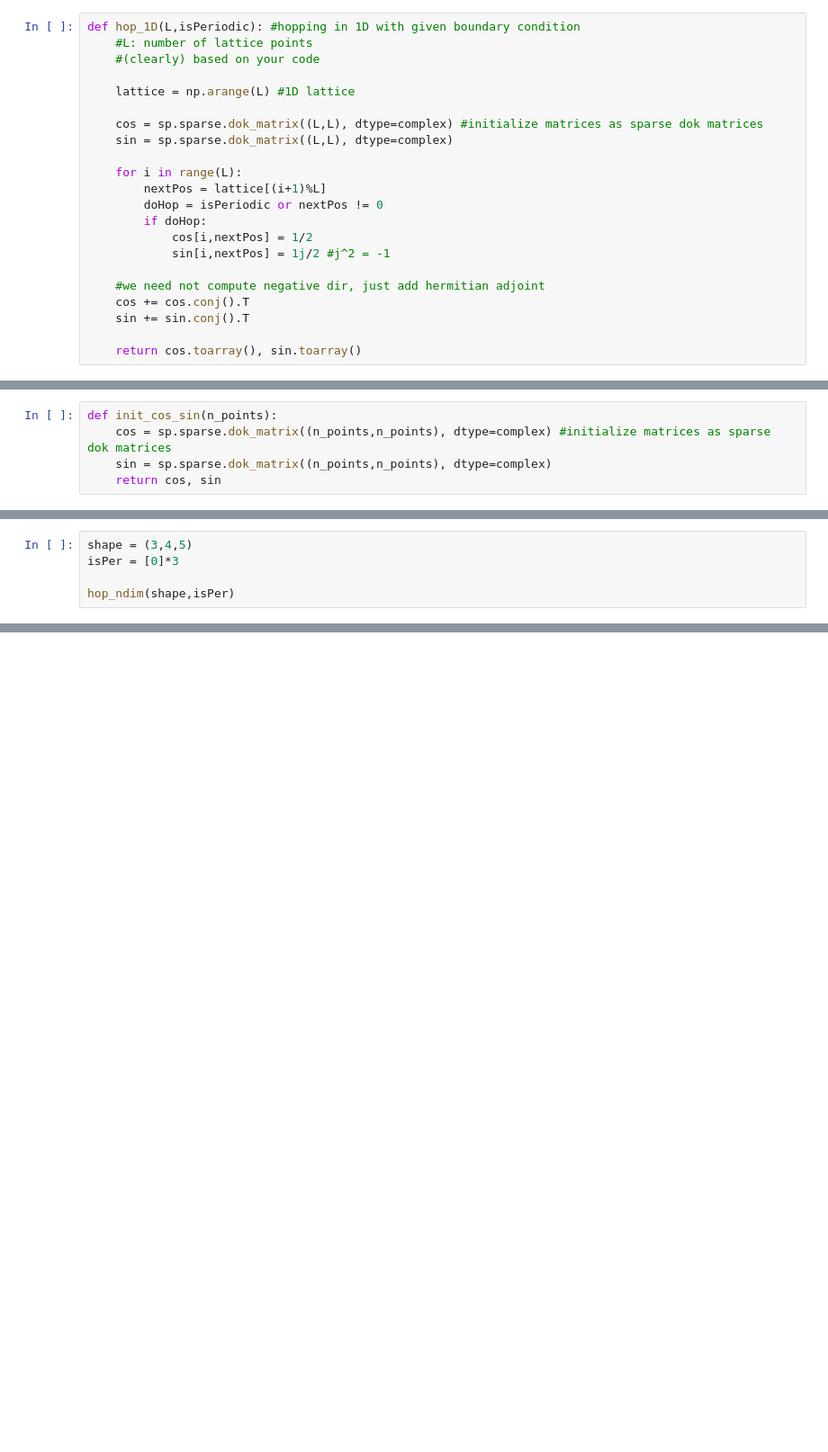
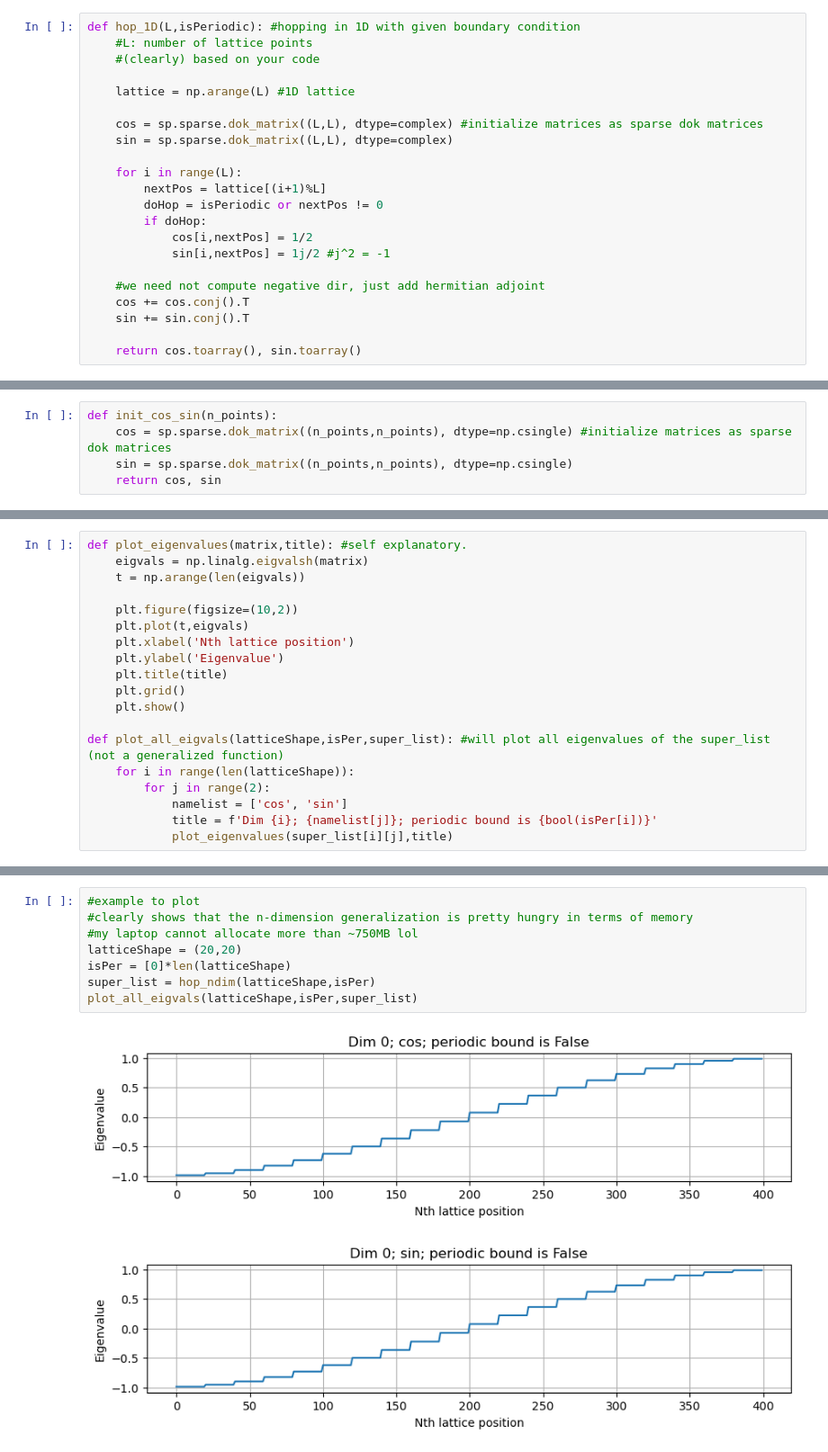
Before and after one commit to AidenMains7/topological_insulators, a Jupyter notebook: Two_Dimensional_Lattice/n_dim_notebook.ipynb, the cells around one changed output, grey strips where cells are left out. Shown at 90% size. Drawn from its saved outputs; the diff is of its cells as text; blank space fills up the shorter version.

```diff
--- a/Two_Dimensional_Lattice/n_dim_notebook.ipynb
+++ b/Two_Dimensional_Lattice/n_dim_notebook.ipynb
@@ -80,7 +67,7 @@ def hop_2D(L_y,L_x,isPerY,isPerX): #find cos, sin matrices for hopping in the di
     return sup_list
 # %%
 def init_cos_sin(n_points):
-    cos = sp.sparse.dok_matrix((n_points,n_points), dtype=complex) #initialize matrices as sparse dok matrices
-    sin = sp.sparse.dok_matrix((n_points,n_points), dtype=complex)
+    cos = sp.sparse.dok_matrix((n_points,n_points), dtype=np.csingle) #initialize matrices as sparse dok matrices
+    sin = sp.sparse.dok_matrix((n_points,n_points), dtype=np.csingle)
     return cos, sin
 # %%
@@ -121,7 +109,2 @@ def hop_ndim(shape,isPer):
 
     return super_list
-# %%
-shape = (3,4,5)
-isPer = [0]*3
-
-hop_ndim(shape,isPer)
@@ -129,0 +111,19 @@ IndexError: too many indices for array: array is 1-dimensional, but 2 were index
+# %%
+def plot_eigenvalues(matrix,title): #self explanatory.
+    eigvals = np.linalg.eigvalsh(matrix)
+    t = np.arange(len(eigvals))
+
+    plt.figure(figsize=(10,2))
+    plt.plot(t,eigvals)
+    plt.xlabel('Nth lattice position')
+    plt.ylabel('Eigenvalue')
+    plt.title(title)
+    plt.grid()
+    plt.show()
+
+def plot_all_eigvals(latticeShape,isPer,super_list): #will plot all eigenvalues of the super_list (not a generalized function)
+    for i in range(len(latticeShape)):
+        for j in range(2):
+            namelist = ['cos', 'sin']
+            title = f'Dim {i}; {namelist[j]}; periodic bound is {bool(isPer[i])}'
+            plot_eigenvalues(super_list[i][j],title)
@@ -129,0 +138,11 @@ IndexError: too many indices for array: array is 1-dimensional, but 2 were index
+# %%
+#example to plot
+#clearly shows that the n-dimension generalization is pretty hungry in terms of memory
+#my laptop cannot allocate more than ~750MB lol
+latticeShape = (20,20)
+isPer = [0]*len(latticeShape)
+super_list = hop_ndim(latticeShape,isPer)
+plot_all_eigvals(latticeShape,isPer,super_list)
+# %% [output]
+[figure, added]
+[figure, added]
```
Also changed, not shown: parts of 8 cells of this notebook.
